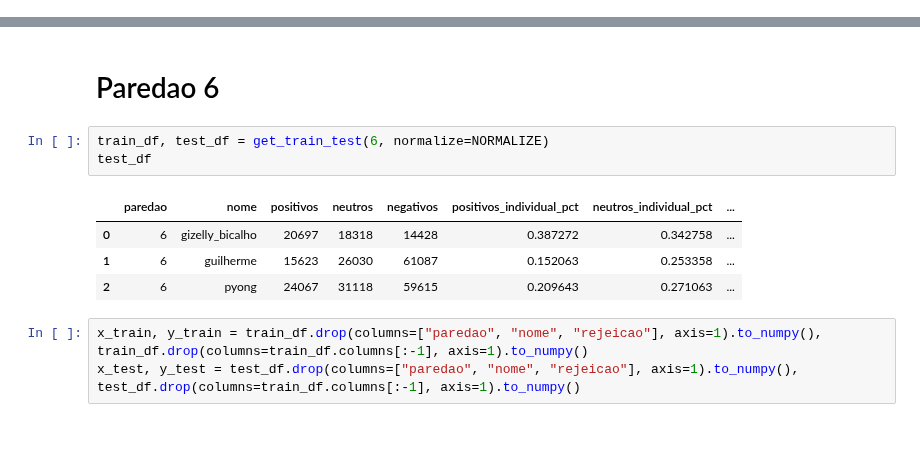
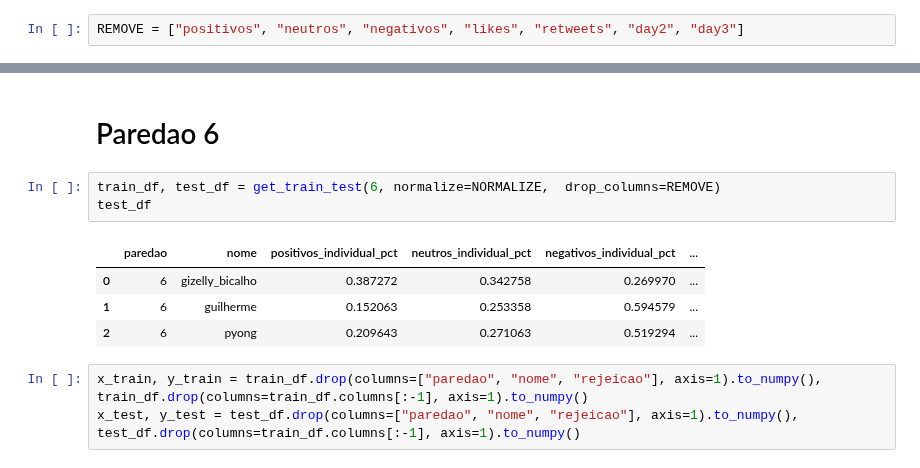
Before and after one commit to kenzosakiyama/BBBert20, a Jupyter notebook: regression/random_forest_regression.ipynb, the cells around one changed output, grey strips where cells are left out. Drawn from its saved outputs; the diff is of its cells as text; blank space fills up the shorter version.

```diff
--- a/regression/random_forest_regression.ipynb
+++ b/regression/random_forest_regression.ipynb
@@ -7,6 +7,8 @@ import pandas as pd
 import numpy as np
 from regression_utils import *
 from sklearn.ensemble import RandomForestRegressor
+# %%
+REMOVE = ["positivos", "neutros", "negativos", "likes", "retweets", "day2", "day3"]
 # %%
 NORMALIZE = False
 ESTIMATORS = 1000
@@ -154,13 +156,13 @@ test_df.sort_values(by="predicao", ascending=False)
 # %% [markdown]
 # Paredao 6
 # %%
-train_df, test_df = get_train_test(6, normalize=NORMALIZE)
+train_df, test_df = get_train_test(6, normalize=NORMALIZE,  drop_columns=REMOVE)
 test_df
 # %% [output]
-|  | paredao | nome | positivos | neutros | negativos | positivos_individual_pct | neutros_individual_pct | ... |
-| 0 | 6 | gizelly_bicalho | 20697 | 18318 | 14428 | 0.387272 | 0.342758 | ... |
-| 1 | 6 | guilherme | 15623 | 26030 | 61087 | 0.152063 | 0.253358 | ... |
-| 2 | 6 | pyong | 24067 | 31118 | 59615 | 0.209643 | 0.271063 | ... |
+|  | paredao | nome | positivos_individual_pct | neutros_individual_pct | negativos_individual_pct | ... |
+| 0 | 6 | gizelly_bicalho | 0.387272 | 0.342758 | 0.269970 | ... |
+| 1 | 6 | guilherme | 0.152063 | 0.253358 | 0.594579 | ... |
+| 2 | 6 | pyong | 0.209643 | 0.271063 | 0.519294 | ... |
 # %%
 x_train, y_train = train_df.drop(columns=["paredao", "nome", "rejeicao"], axis=1).to_numpy(), train_df.drop(columns=train_df.columns[:-1], axis=1).to_numpy()
 x_test, y_test = test_df.drop(columns=["paredao", "nome", "rejeicao"], axis=1).to_numpy(), test_df.drop(columns=train_df.columns[:-1], axis=1).to_numpy()
```
Also changed, not shown: parts of 22 cells of this notebook, 2 other files.
